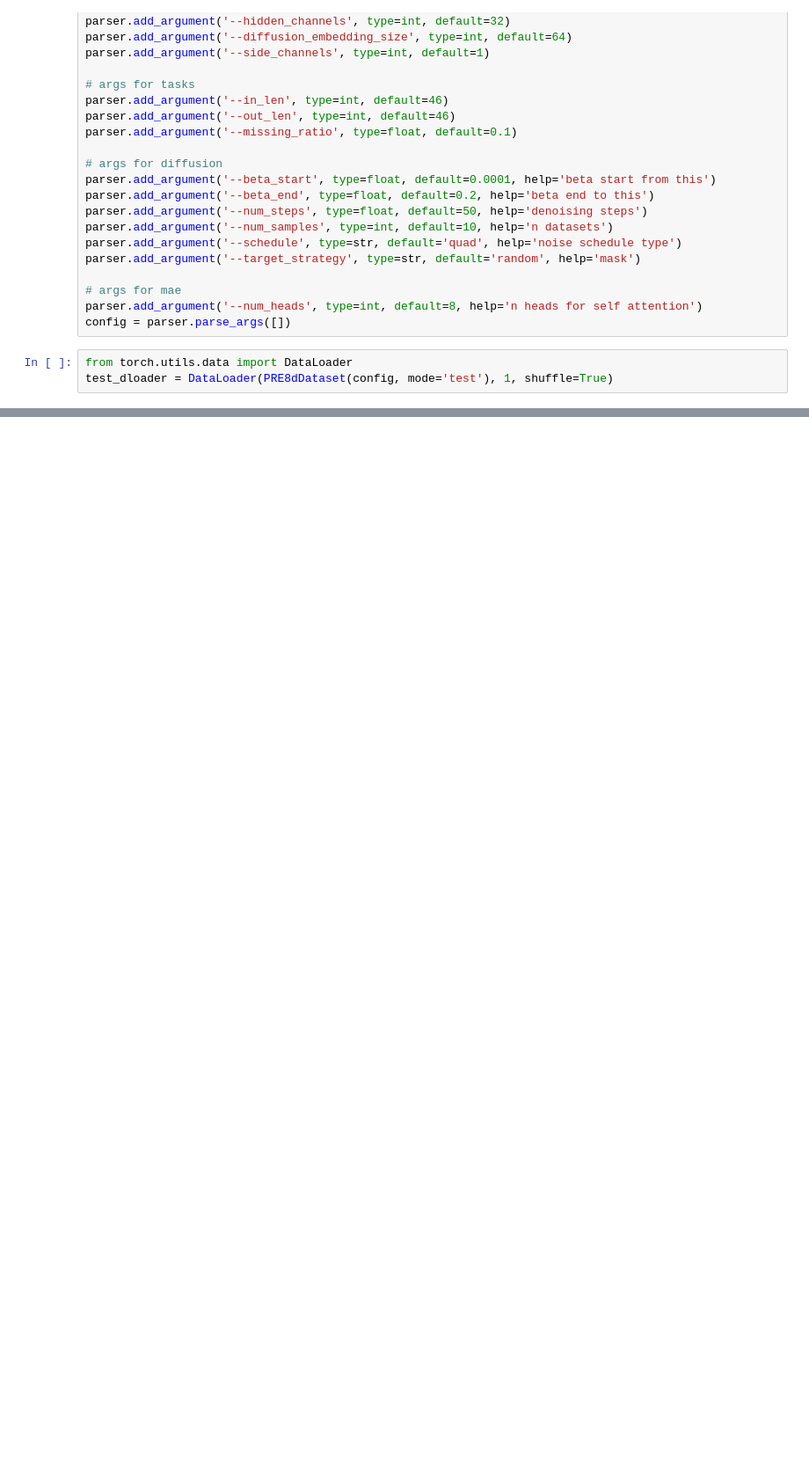
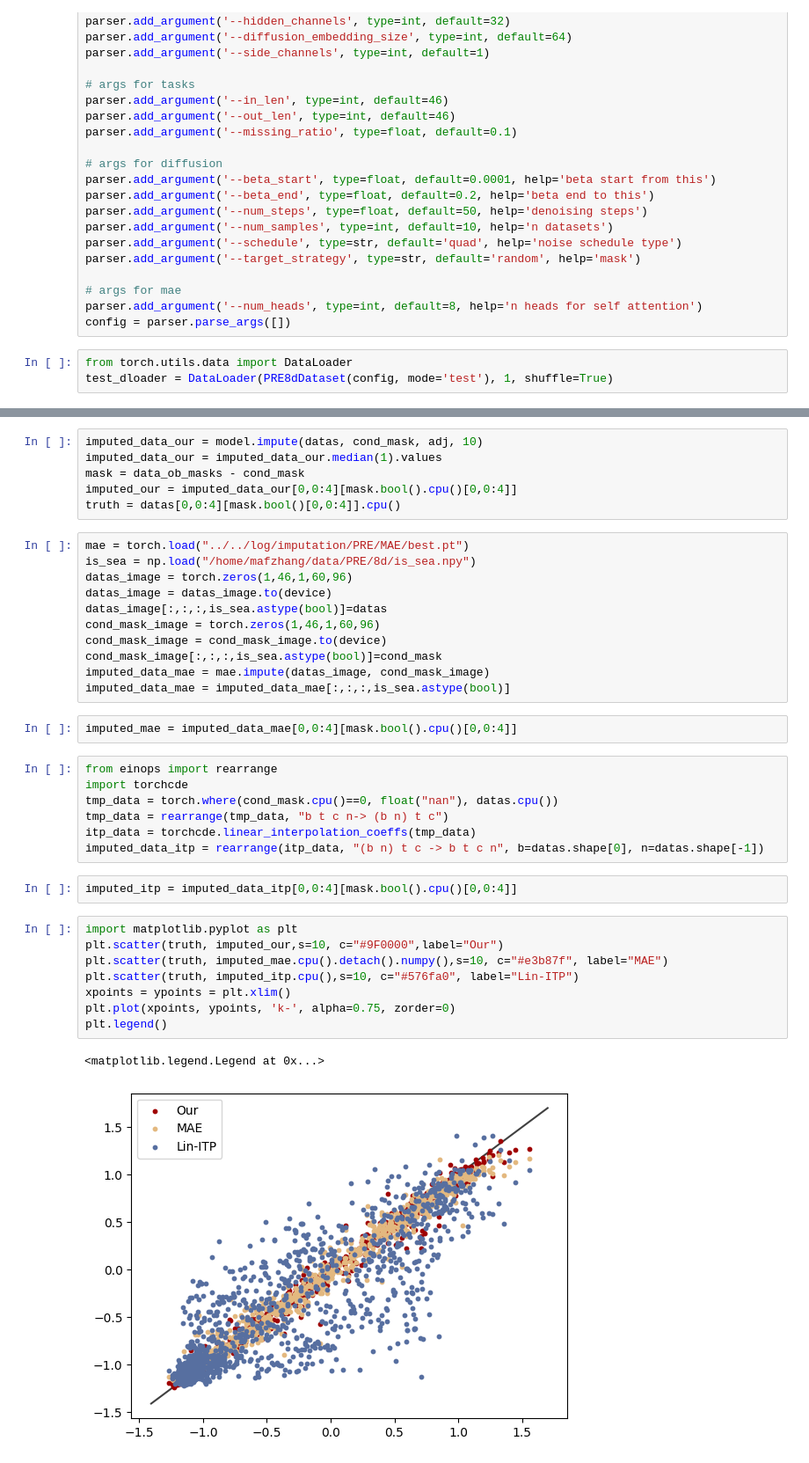
Before and after one commit to YangLabHKUST/STIMP, a Jupyter notebook: visualization/PRE/imputation.ipynb, the cells around one changed output, grey strips where cells are left out. Shown at 88% size. Saved outputs shown, nothing was run; the diff lists cells and outputs as text; blank space fills up the shorter version.

Commit message:
visualization

```diff
--- a/visualization/PRE/imputation.ipynb
+++ b/visualization/PRE/imputation.ipynb
@@ -82,0 +73,39 @@ tensor([[[[ 0.0000,  0.0000,  0.0000,  ..., -0.9652, -0.9624, -0.9683]],
+# %%
+imputed_data_our = model.impute(datas, cond_mask, adj, 10)
+imputed_data_our = imputed_data_our.median(1).values
+mask = data_ob_masks - cond_mask
+imputed_our = imputed_data_our[0,0:4][mask.bool().cpu()[0,0:4]]
+truth = datas[0,0:4][mask.bool()[0,0:4]].cpu()
+# %%
+mae = torch.load("../../log/imputation/PRE/MAE/best.pt")
+is_sea = np.load("/home/mafzhang/data/PRE/8d/is_sea.npy")
+datas_image = torch.zeros(1,46,1,60,96)
+datas_image = datas_image.to(device)
+datas_image[:,:,:,is_sea.astype(bool)]=datas
+cond_mask_image = torch.zeros(1,46,1,60,96)
+cond_mask_image = cond_mask_image.to(device)
+cond_mask_image[:,:,:,is_sea.astype(bool)]=cond_mask
+imputed_data_mae = mae.impute(datas_image, cond_mask_image)
+imputed_data_mae = imputed_data_mae[:,:,:,is_sea.astype(bool)]
+# %%
+imputed_mae = imputed_data_mae[0,0:4][mask.bool().cpu()[0,0:4]]
+# %%
+from einops import rearrange
+import torchcde
+tmp_data = torch.where(cond_mask.cpu()==0, float("nan"), datas.cpu())
+tmp_data = rearrange(tmp_data, "b t c n-> (b n) t c")
+itp_data = torchcde.linear_interpolation_coeffs(tmp_data)
+imputed_data_itp = rearrange(itp_data, "(b n) t c -> b t c n", b=datas.shape[0], n=datas.shape[-1])
+# %%
+imputed_itp = imputed_data_itp[0,0:4][mask.bool().cpu()[0,0:4]]
+# %%
+import matplotlib.pyplot as plt
+plt.scatter(truth, imputed_our,s=10, c="#9F0000",label="Our")
+plt.scatter(truth, imputed_mae.cpu().detach().numpy(),s=10, c="#e3b87f", label="MAE")
+plt.scatter(truth, imputed_itp.cpu(),s=10, c="#576fa0", label="Lin-ITP")
+xpoints = ypoints = plt.xlim()
+plt.plot(xpoints, ypoints, 'k-', alpha=0.75, zorder=0)
+plt.legend()
+# %% [output]
+<matplotlib.legend.Legend at 0x...>
+[figure, added]
```
Also changed, not shown: parts of 11 cells of this notebook, 3 other files.
